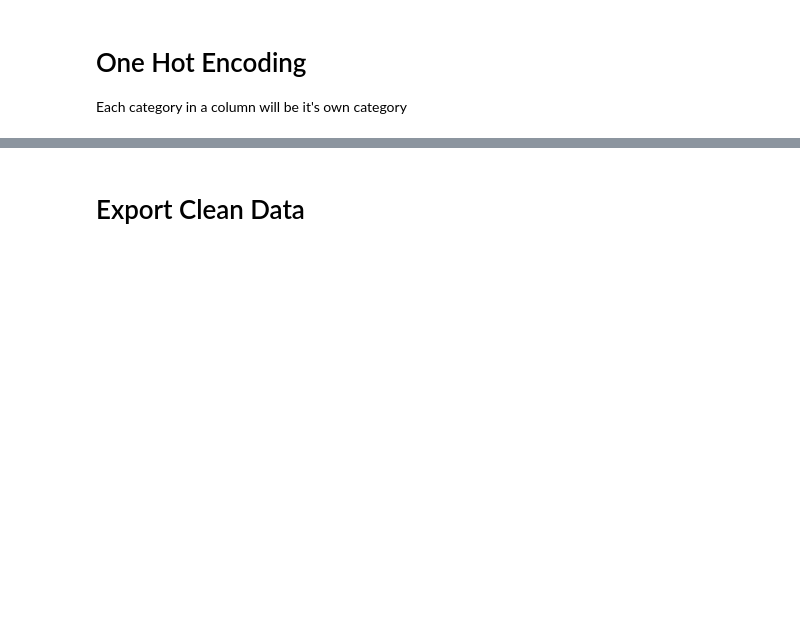
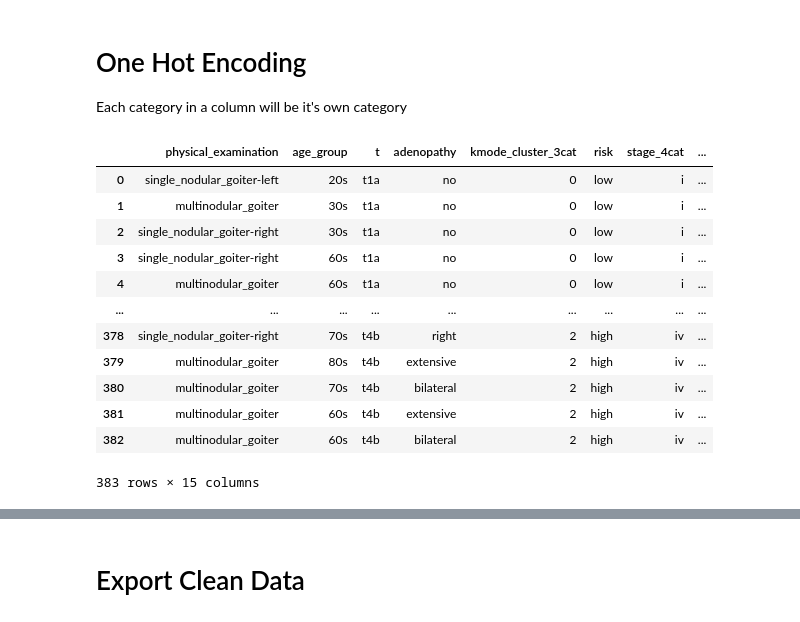
Before and after one commit to madmaxtoastflytiger/CaptStone2-Thyroid-Disease, a Jupyter notebook: 4_ThyroidDisease_FeatureEngineering.ipynb, the cells around one changed output, grey strips where cells are left out. Drawn from its saved outputs; the diff is of its cells as text; code cells hidden in the pictures; blank space fills up the shorter version.

```diff
--- a/4_ThyroidDisease_FeatureEngineering.ipynb
+++ b/4_ThyroidDisease_FeatureEngineering.ipynb
@@ -163,5 +159,23 @@ memory usage: 54.4+ KB
 # One Hot Encoding
 
 Each category in a column will be it's own category
+# %%
+# make a new df of non binary columns
+one_hot_encoded_df = df[non_binary_column_names].drop(columns=['age'])
+one_hot_encoded_df
+# %% [output]
+|  | physical_examination | age_group | t | adenopathy | kmode_cluster_3cat | risk | stage_4cat | ... |
+| 0 | single_nodular_goiter-left | 20s | t1a | no | 0 | low | i | ... |
+| 1 | multinodular_goiter | 30s | t1a | no | 0 | low | i | ... |
+| 2 | single_nodular_goiter-right | 30s | t1a | no | 0 | low | i | ... |
+| 3 | single_nodular_goiter-right | 60s | t1a | no | 0 | low | i | ... |
+| 4 | multinodular_goiter | 60s | t1a | no | 0 | low | i | ... |
+| ... | ... | ... | ... | ... | ... | ... | ... | ... |
+| 378 | single_nodular_goiter-right | 70s | t4b | right | 2 | high | iv | ... |
+| 379 | multinodular_goiter | 80s | t4b | extensive | 2 | high | iv | ... |
+| 380 | multinodular_goiter | 70s | t4b | bilateral | 2 | high | iv | ... |
+| 381 | multinodular_goiter | 60s | t4b | extensive | 2 | high | iv | ... |
+| 382 | multinodular_goiter | 60s | t4b | bilateral | 2 | high | iv | ... |
+383 rows × 15 columns
 # %%
 # pd.get_dummies set drop_first=True for one hot encoding
```
Also changed, not shown: parts of 18 cells of this notebook, 4 other files.
